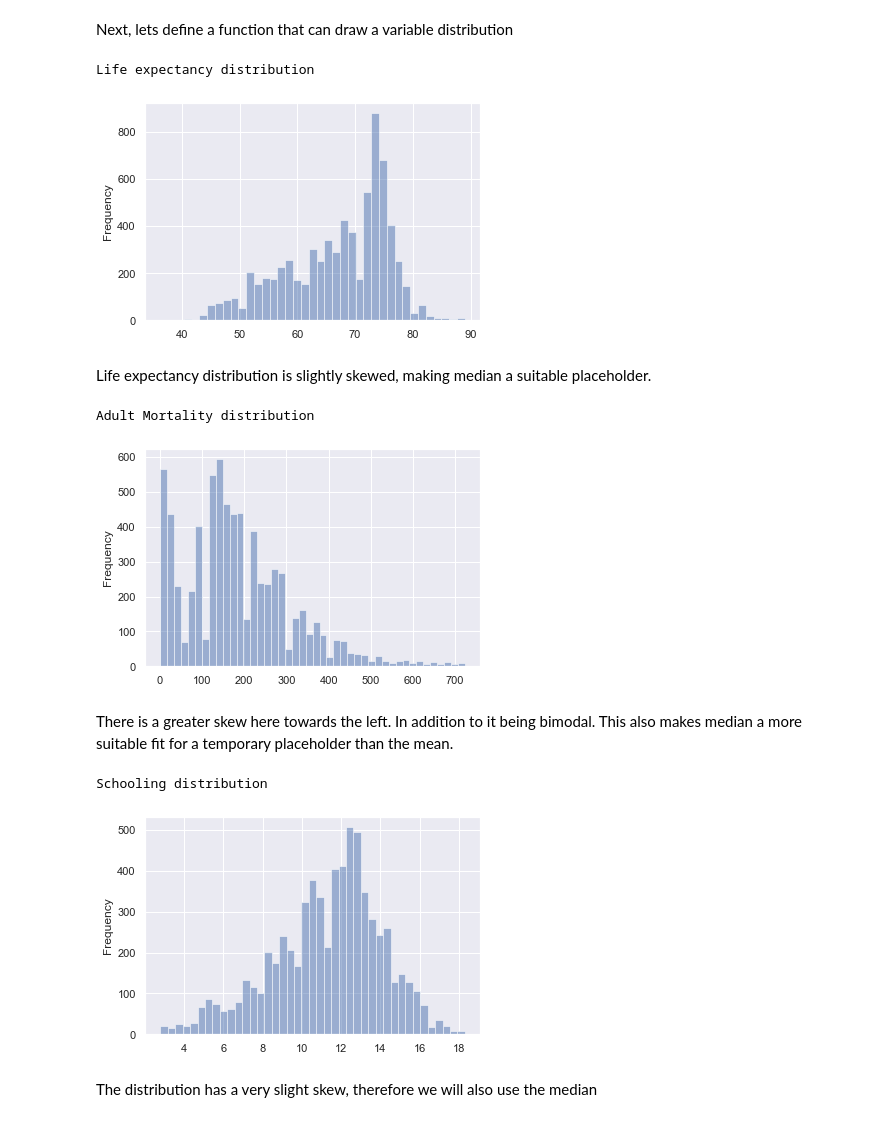
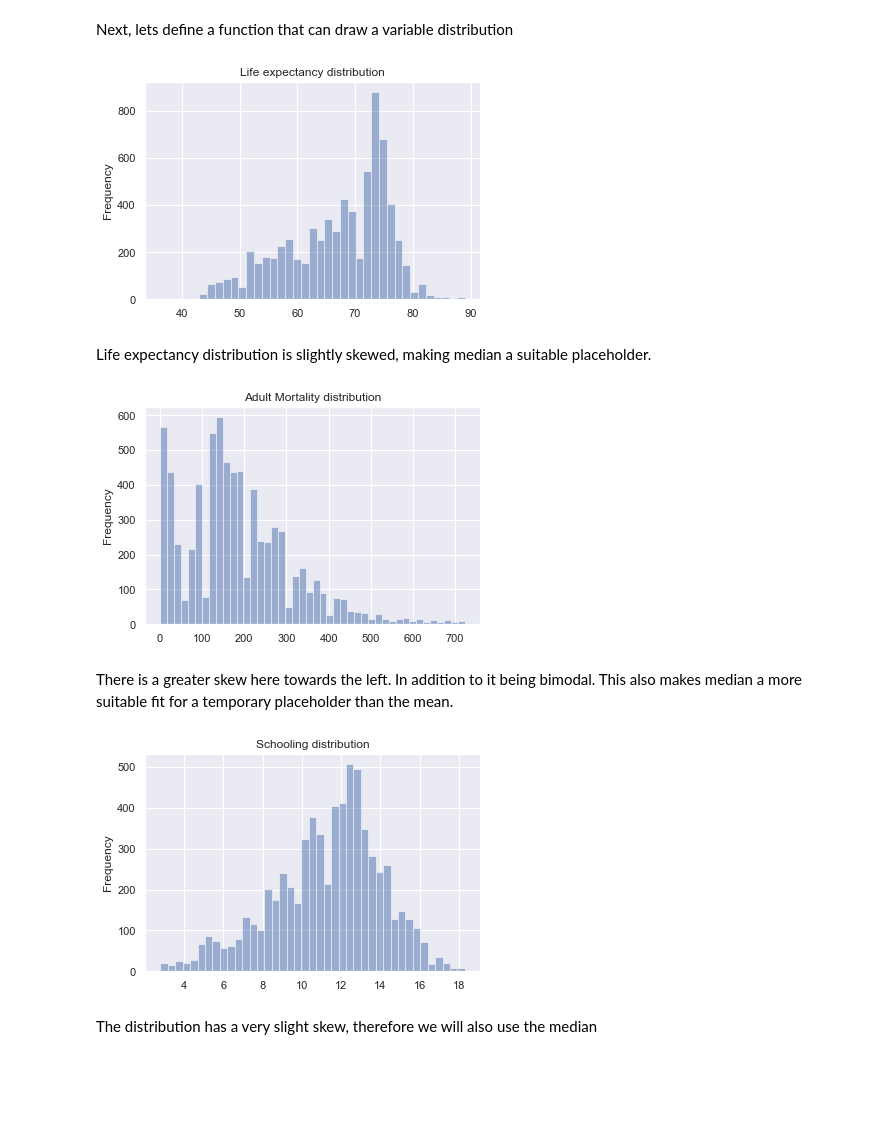
Before and after one commit to ZainabSultan/Demography-Analysis, a Jupyter notebook: Life expectancy cleaning.ipynb, the cells around one changed output. Drawn from its saved outputs; the diff is of its cells as text; code cells hidden in the pictures; blank space fills up the shorter version.

Commit message:
life expectancy data cleaned

```diff
--- a/Life expectancy cleaning.ipynb
+++ b/Life expectancy cleaning.ipynb
@@ -223,0 +127,6 @@ In the case that a column contains nulls however is relevant / could show intere
+# %%
+tidy_life_expectancy_df = tidy_life_expectancy(life_expectancy_df)
+corrected_life_expectancy_df = turn_inaccurate_to_nan(tidy_life_expectancy_df)
+life_expectancy_df_melted = correct_data(corrected_life_expectancy_df)
+
+life_expectancy_df_melted.describe()
@@ -230,4 +146,0 @@ The columns infant deaths, number of reported measles cases, and under-five deat
-# %%
-irrelevant_columns = ["infant deaths", "under-five deaths","Number of reported Measles cases","BMI","Alcohol","thinness  1-19 years","thinness 5-9 years","Total expenditure","Population" ]
-life_expectancy_df_melted.drop(columns=irrelevant_columns, inplace = True)
-visualiseNaNCount(life_expectancy_df_melted)
@@ -238,9 +146,0 @@ It was pointed out on Kaggle that Canada and Greece were incorrectly classified
-# %%
-#correcting some values
-indices_canada = life_expectancy_df_melted.loc[life_expectancy_df_melted["Country"]=="Canada"].index
-life_expectancy_df_melted.loc[indices_canada, ("Status")] = "Developed"
-
-indices_canada = life_expectancy_df_melted.loc[life_expectancy_df_melted["Country"]=="Greece"].index
-life_expectancy_df_melted.loc[indices_canada, ("Status")] = "Developed"
-
-life_expectancy_df_melted.loc[life_expectancy_df_melted["Country"]=="Greece"].head()
@@ -375,29 +259,27 @@ def FreedmanRule(input_vector):
 Next, lets define a function that can draw a variable distribution
 # %%
 def drawDist(variable_to_display, title):
-    print(title)
+
     bin_width = FreedmanRule(variable_to_display)
     num_bins = math.ceil((variable_to_display.max() - variable_to_display.min())/bin_width)
     ax = variable_to_display.plot.hist(bins=num_bins, alpha=0.5)
+    ax.set_title(title)
 # %%
-drawDist(developing_df["Life expectancy"], "Life expectancy distribution")
+drawDist(life_expectancy_df_melted[ life_expectancy_df_melted['Status'] == "Developing"]["Life expectancy"], "Life expectancy distribution")
 # %% [output]
-Life expectancy distribution
-[figure, old version]
+[figure, new version]
 # %% [markdown]
 Life expectancy distribution is slightly skewed, making median a suitable placeholder.
 # %%
-drawDist(developing_df["Adult Mortality"], "Adult Mortality distribution")
+drawDist(life_expectancy_df_melted[ life_expectancy_df_melted['Status'] == "Developing"]["Adult Mortality"], "Adult Mortality distribution")
 # %% [output]
-Adult Mortality distribution
-[figure, old version]
+[figure, new version]
 # %% [markdown]
 There is a greater skew here towards the left. In addition to it being bimodal. This also makes median a more suitable fit for a temporary placeholder than the mean.
 # %%
-drawDist(developing_df["Schooling"], "Schooling distribution")
+drawDist(life_expectancy_df_melted[ life_expectancy_df_melted['Status'] == "Developing"]['Schooling'], "Schooling distribution")
 # %% [output]
-Schooling distribution
-[figure, old version]
+[figure, new version]
 # %% [markdown]
 The distribution has a very slight skew, therefore we will also use the median
 # %%
```
Also changed, not shown: parts of 132 cells of this notebook, 2 other files.
